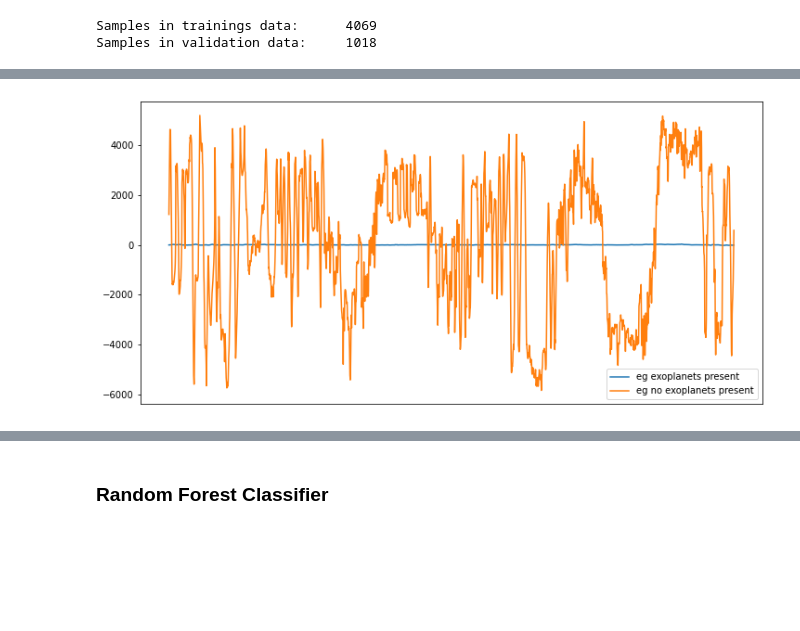
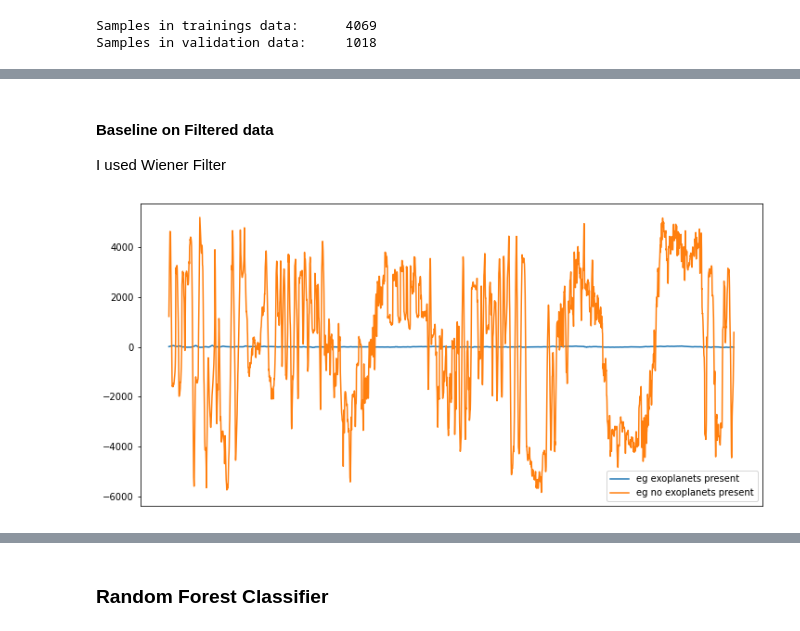
Before and after one commit to clemensklemens/showcase, a Jupyter notebook: Kaggle_Exoplanet_Dataset/Exoplanets_Kaggle.ipynb, the cells around one changed output, grey strips where cells are left out. Cells and saved outputs as stored; diff of their text form; code cells hidden in the pictures; blank space fills up the shorter version.

```diff
--- a/Kaggle_Exoplanet_Dataset/Exoplanets_Kaggle.ipynb
+++ b/Kaggle_Exoplanet_Dataset/Exoplanets_Kaggle.ipynb
@@ -154,14 +206,10 @@ model_list = [LogisticRegression()
+# %% [markdown]
+#### Baseline on Filtered data
+I used Wiener Filter
 # %%
 #Filter input
 X_train_filtered = wiener(X_train, mysize=15)
 X_val_filtered = wiener(X_val, mysize=15)
+plot_systems(X_train_filtered)
+# %% [output]
+[figure, added]
-# %%
-plt.figure(figsize=(12, 6))
-ax = plt.gca() #get current axis
-ax.axes.xaxis.set_visible(False)
-plt.plot(X_train_filtered[0], label='eg exoplanets present')
-plt.plot(X_train_filtered[100], label='eg no exoplanets present') #has no exoplanet
-plt.legend()
-plt.show()
-# %% [output]
-[figure, removed]
```
Also changed, not shown: parts of 26 cells of this notebook.
